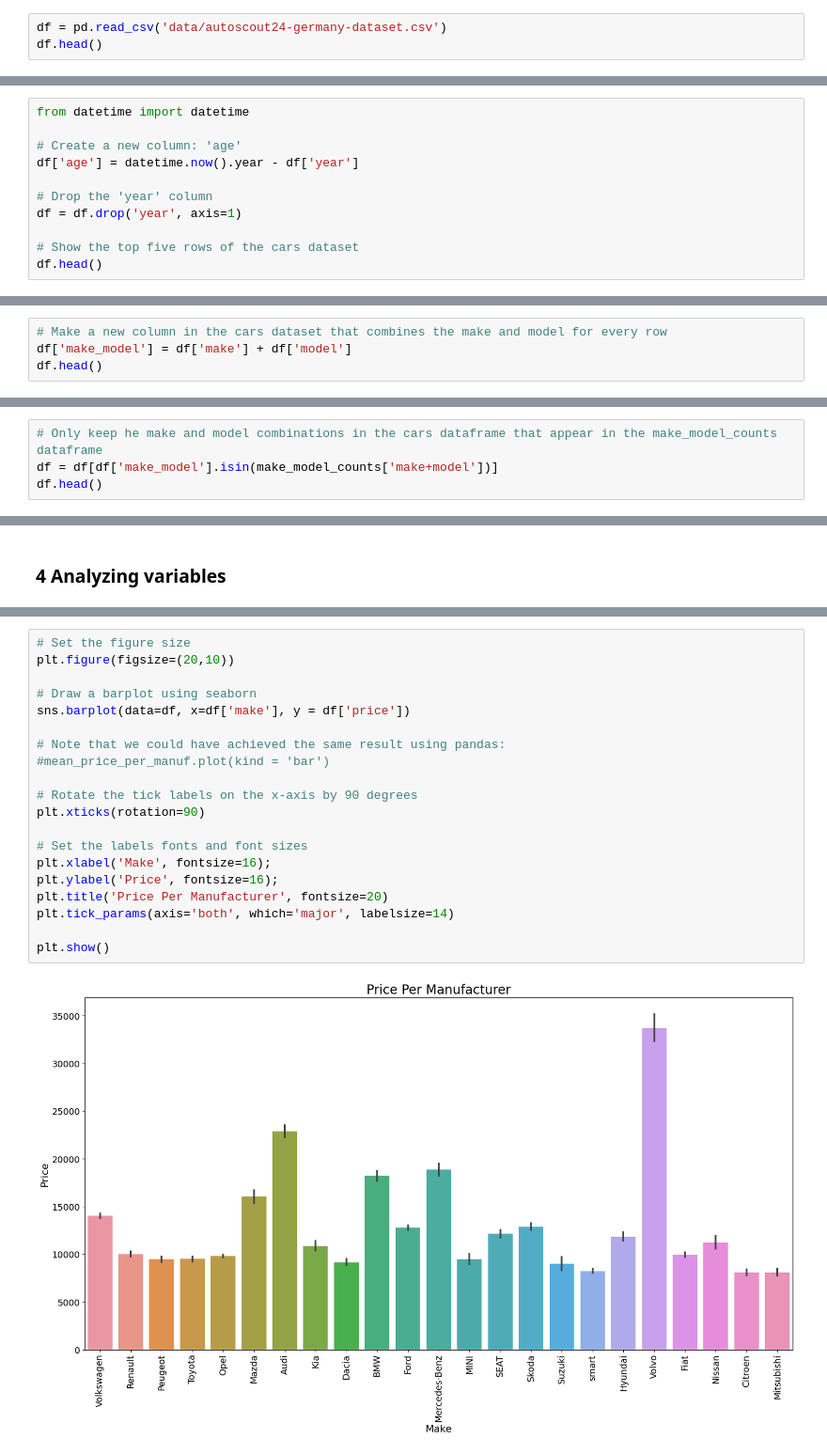
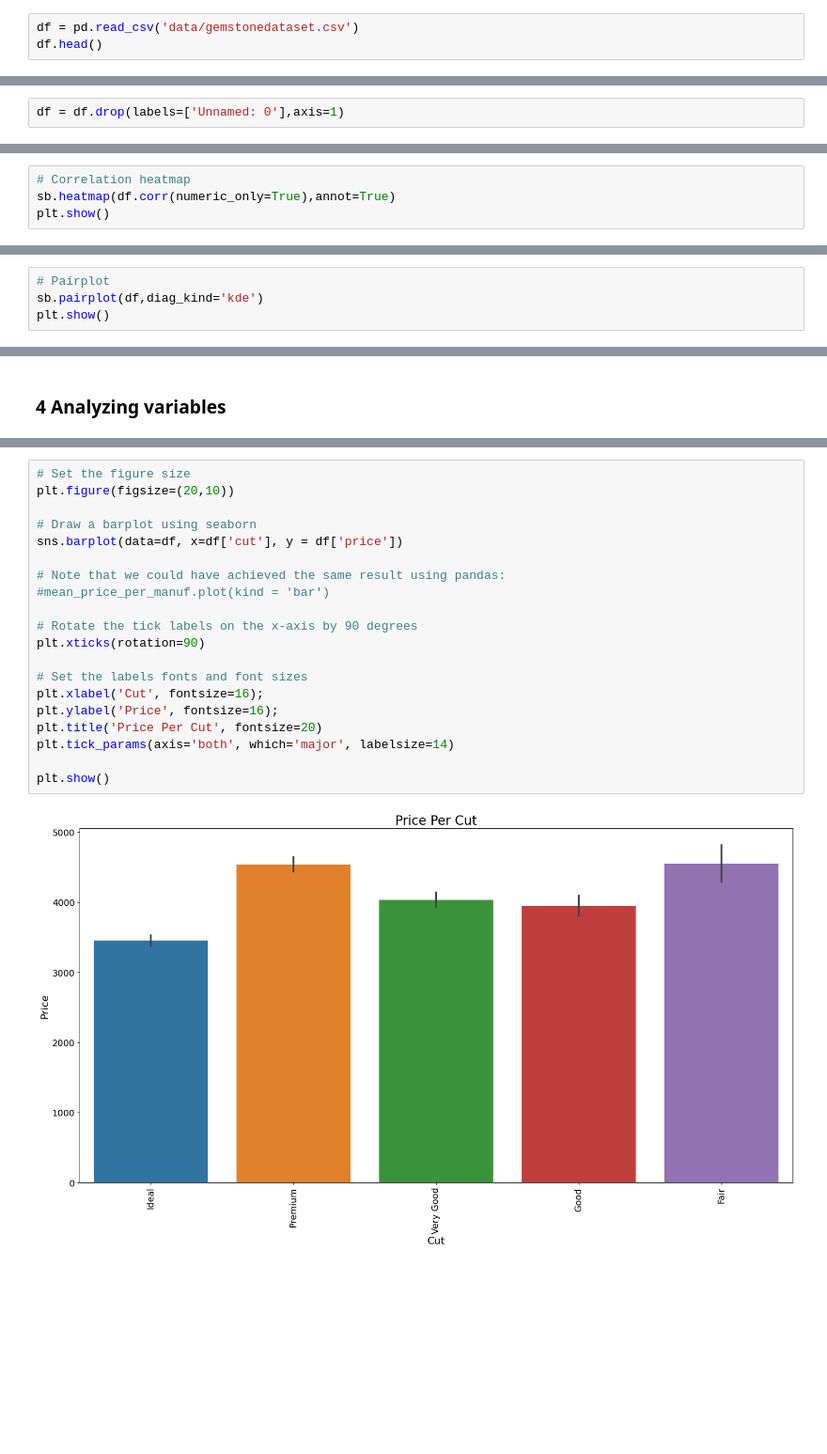
Before and after one commit to imamulahsan/Car_Price_Prediction_Germany, a Jupyter notebook: notebook/EDA_Car_Price_Prediction_Germany.ipynb, the cells around one changed output, grey strips where cells are left out. Shown at 94% size. Cells and saved outputs as stored; diff of their text form; blank space fills up the shorter version.

Commit message:
updated EDA and Model Train for Gemstone

```diff
--- a/notebook/EDA_Car_Price_Prediction_Germany.ipynb
+++ b/notebook/EDA_Car_Price_Prediction_Germany.ipynb
@@ -15,6 +35,6 @@ warnings.filterwarnings('ignore')
 # %% [markdown]
 Import the CSV Data as Pandas DataFrame
 # %%
-df = pd.read_csv('data/autoscout24-germany-dataset.csv')
+df = pd.read_csv('data/gemstonedataset.csv')
 df.head()
 # %% [output]
@@ -81,11 +97,2 @@ We want to transform the 'year' variable to an 'age' variable representing the a
 # %%
-from datetime import datetime
-
-# Create a new column: 'age'
-df['age'] = datetime.now().year - df['year']
-
-# Drop the 'year' column
-df = df.drop('year', axis=1)
-
-# Show the top five rows of the cars dataset
-df.head()
+df = df.drop(labels=['Unnamed: 0'],axis=1)
@@ -307,5 +253,5 @@ Name: make+model, Length: 109, dtype: object
 # %%
-# Make a new column in the cars dataset that combines the make and model for every row
-df['make_model'] = df['make'] + df['model']
-df.head()
+# Correlation heatmap
+sb.heatmap(df.corr(numeric_only=True),annot=True)
+plt.show()
 # %% [output]
@@ -318,5 +259,5 @@ df.head()
 # %%
-# Only keep he make and model combinations in the cars dataframe that appear in the make_model_counts dataframe
-df = df[df['make_model'].isin(make_model_counts['make+model'])]
-df.head()
+# Pairplot
+sb.pairplot(df,diag_kind='kde')
+plt.show()
 # %% [output]
@@ -373,25 +303,25 @@ Observation: The price seems to decrease with mileage as a general trend. This t
 # %%
 # Set the figure size
 plt.figure(figsize=(20,10))
 
 # Draw a barplot using seaborn
-sns.barplot(data=df, x=df['make'], y = df['price'])
+sns.barplot(data=df, x=df['cut'], y = df['price'])
 
 # Note that we could have achieved the same result using pandas:
 #mean_price_per_manuf.plot(kind = 'bar')
 
 # Rotate the tick labels on the x-axis by 90 degrees
 plt.xticks(rotation=90)
 
 # Set the labels fonts and font sizes
-plt.xlabel('Make', fontsize=16);
+plt.xlabel('Cut', fontsize=16);
 plt.ylabel('Price', fontsize=16);
-plt.title('Price Per Manufacturer', fontsize=20)
+plt.title('Price Per Cut', fontsize=20)
 plt.tick_params(axis='both', which='major', labelsize=14)
 
 plt.show()
 # %% [output]
-[figure, old version]
+[figure, new version]
 # %%
 fig, axs = plt.subplots(1, 2, figsize=(15, 7))
 plt.subplot(121)
```
Also changed, not shown: parts of 34 cells of this notebook, 10 other files.
